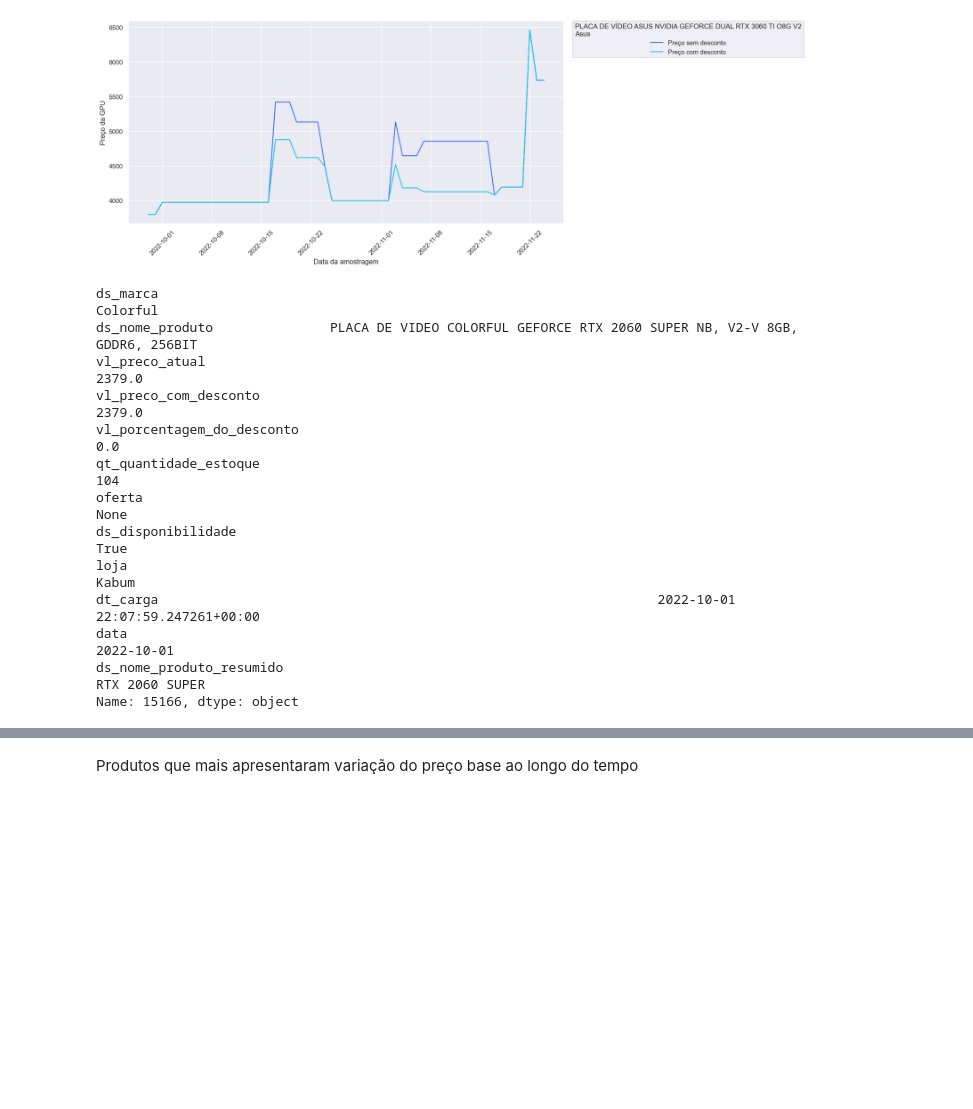
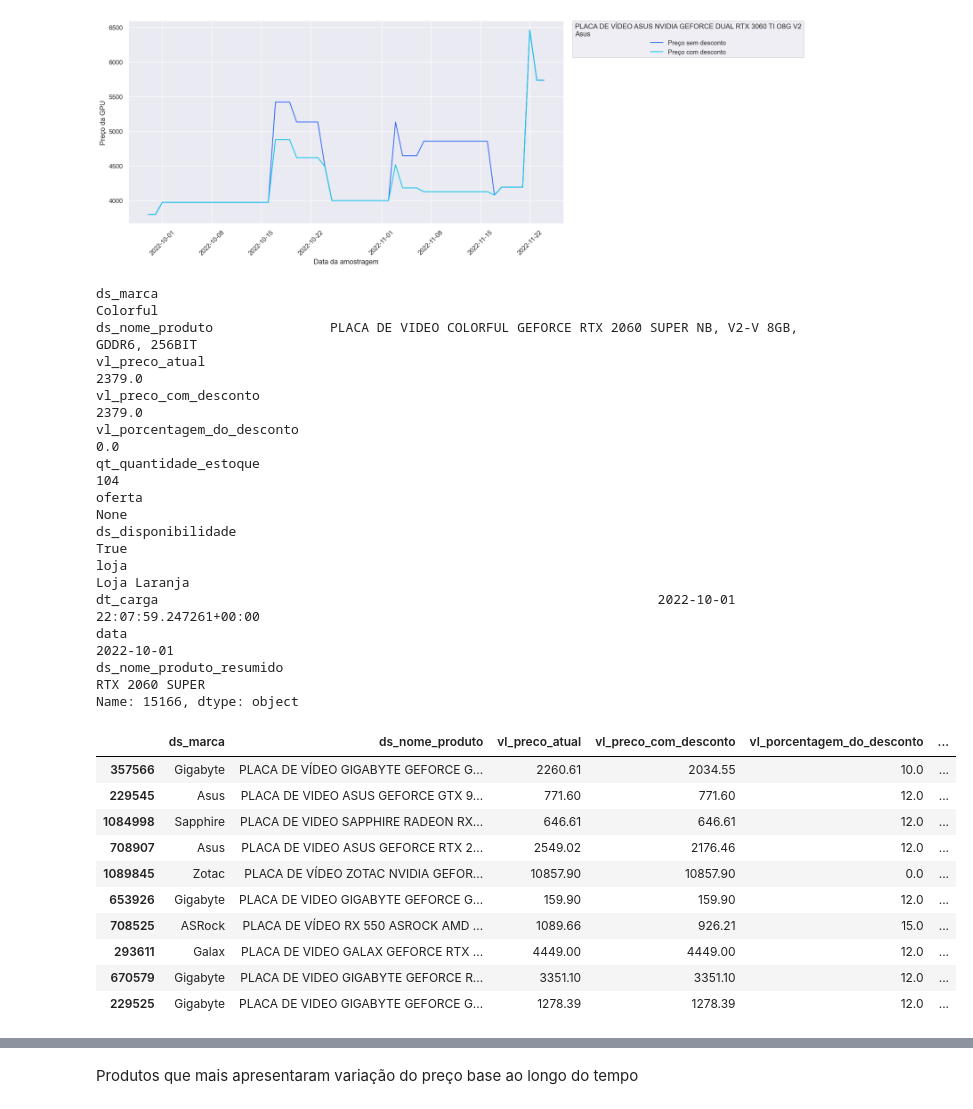
Before and after one commit to Ighus/ds_analysis_hardware_market, a Jupyter notebook: new_analysis.ipynb, the cells around one changed output, grey strips where cells are left out. Cells and saved outputs as stored; diff of their text form; code cells hidden in the pictures; blank space fills up the shorter version.

```diff
--- a/new_analysis.ipynb
+++ b/new_analysis.ipynb
@@ -21,6 +21,7 @@ plt.rcParams['ytick.labelsize'] = 12
 plt.rcParams['text.color'] = 'k'
 
 pd.set_option('display.max_colwidth', None)
+pd.set_option('display.max_columns', None)
 
 LOJA_LARANJA = os.environ['LOJA_LARANJA']
 LOJA_VERMELHA = os.environ['LOJA_VERMELHA']
@@ -197,7 +196,7 @@ plt.legend(bbox_to_anchor=(1.02, 1),borderaxespad=0, title=f"{re.match('[^,]+',
 # %% [output]
 [figure]
 # %%
-df_gpu.query(""" ds_nome_produto_resumido == "RTX 2060 SUPER" and loja == "Kabum" """).iloc[index]
+df_gpu.query(""" ds_nome_produto_resumido == "RTX 2060 SUPER" and loja == "Loja Laranja" """).iloc[index]
 # %% [output]
 ds_marca                                                                                        Colorful
 ds_nome_produto               PLACA DE VIDEO COLORFUL GEFORCE RTX 2060 SUPER NB, V2-V 8GB, GDDR6, 256BIT
@@ -207,7 +206,7 @@ vl_porcentagem_do_desconto
 qt_quantidade_estoque                                                                                104
 oferta                                                                                              None
 ds_disponibilidade                                                                                  True
-loja                                                                                               Kabum
+loja                                                                                        Loja Laranja
 dt_carga                                                                2022-10-01 22:07:59.247261+00:00
 data                                                                                          2022-10-01
 ds_nome_produto_resumido                                                                  RTX 2060 SUPER
@@ -214,0 +266,14 @@ Name: 15166, dtype: object
+# %%
+df.sample(10)
+# %% [output]
+|  | ds_marca | ds_nome_produto | vl_preco_atual | vl_preco_com_desconto | vl_porcentagem_do_desconto | ... |
+| 357566 | Gigabyte | PLACA DE VÍDEO GIGABYTE GEFORCE G... | 2260.61 | 2034.55 | 10.0 | ... |
+| 229545 | Asus | PLACA DE VIDEO ASUS GEFORCE GTX 9... | 771.60 | 771.60 | 12.0 | ... |
+| 1084998 | Sapphire | PLACA DE VIDEO SAPPHIRE RADEON RX... | 646.61 | 646.61 | 12.0 | ... |
+| 708907 | Asus | PLACA DE VIDEO ASUS GEFORCE RTX 2... | 2549.02 | 2176.46 | 12.0 | ... |
+| 1089845 | Zotac | PLACA DE VÍDEO ZOTAC NVIDIA GEFOR... | 10857.90 | 10857.90 | 0.0 | ... |
+| 653926 | Gigabyte | PLACA DE VIDEO GIGABYTE GEFORCE G... | 159.90 | 159.90 | 12.0 | ... |
+| 708525 | ASRock | PLACA DE VÍDEO RX 550 ASROCK AMD ... | 1089.66 | 926.21 | 15.0 | ... |
+| 293611 | Galax | PLACA DE VIDEO GALAX GEFORCE RTX ... | 4449.00 | 4449.00 | 12.0 | ... |
+| 670579 | Gigabyte | PLACA DE VIDEO GIGABYTE GEFORCE R... | 3351.10 | 3351.10 | 12.0 | ... |
+| 229525 | Gigabyte | PLACA DE VIDEO GIGABYTE GEFORCE G... | 1278.39 | 1278.39 | 12.0 | ... |
```
Also changed, not shown: parts of 9 cells of this notebook, 2 other files.
